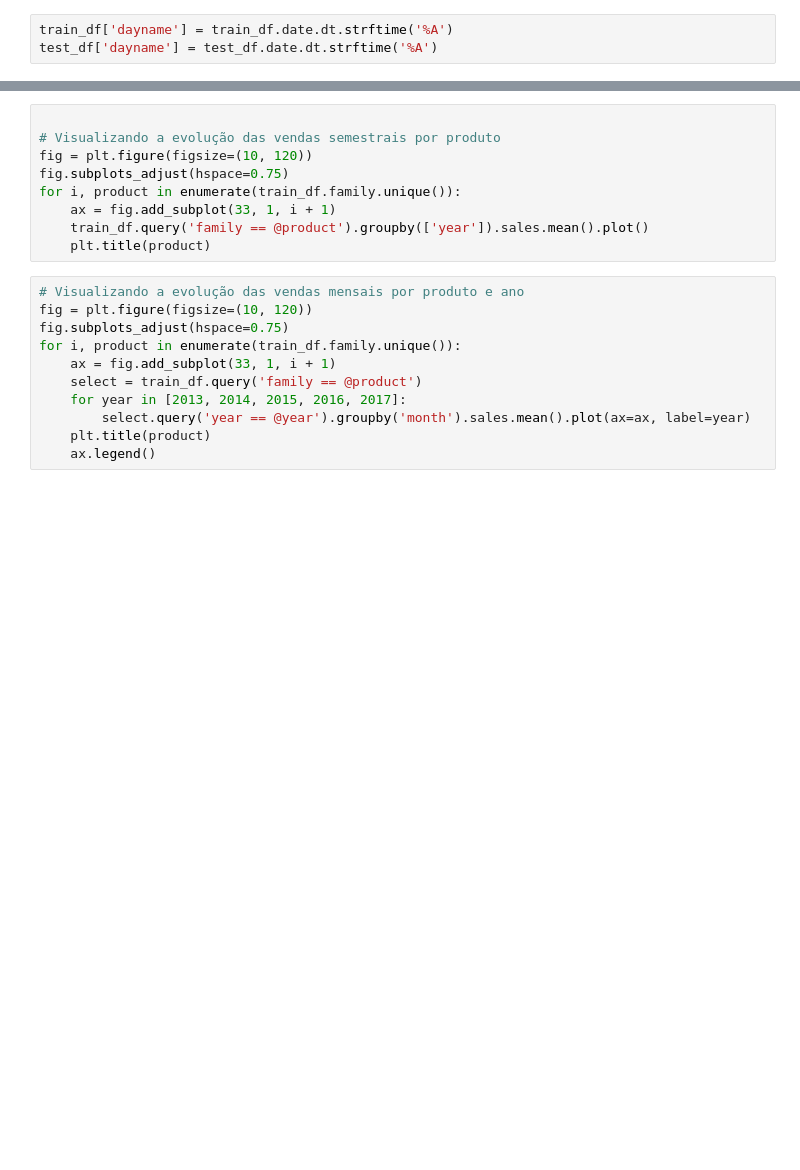
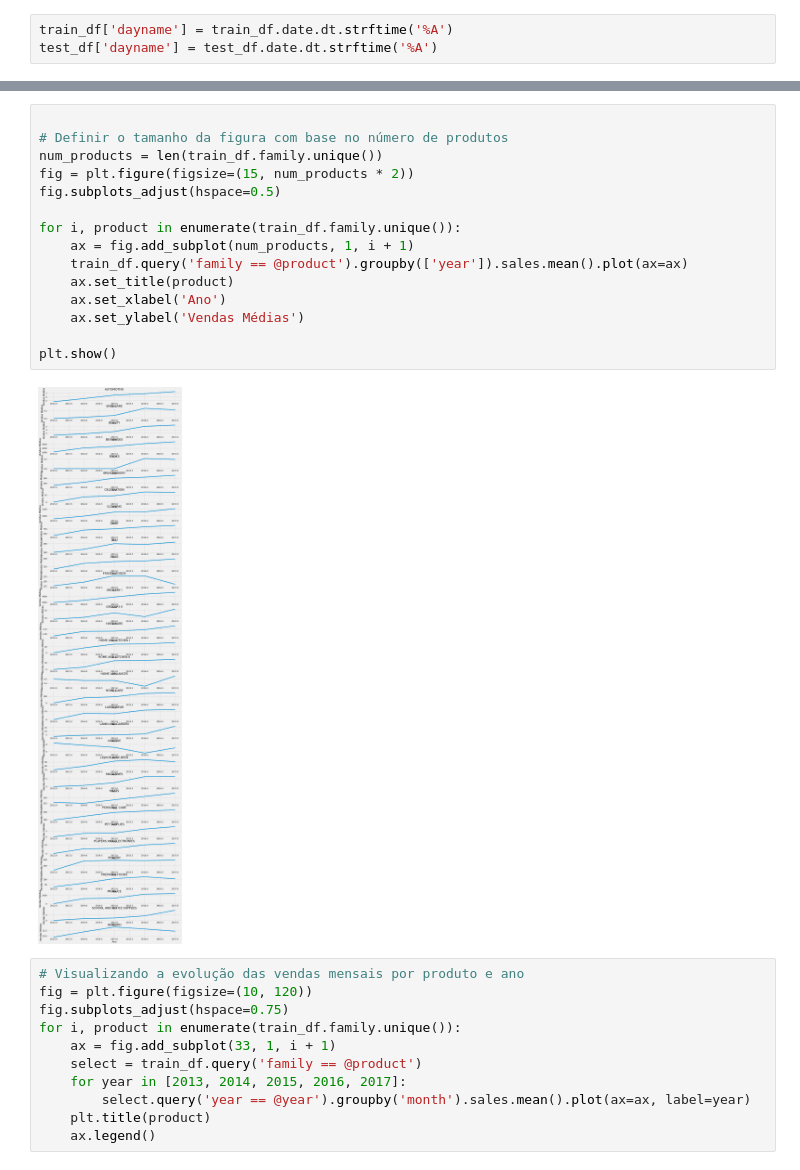
Before and after one commit to paulo-santos-ds/Projects, a Jupyter notebook: Previsao_sales.ipynb, the cells around one changed output, grey strips where cells are left out. Drawn from its saved outputs; the diff is of its cells as text; blank space fills up the shorter version.

```diff
--- a/Previsao_sales.ipynb
+++ b/Previsao_sales.ipynb
@@ -66,12 +116,20 @@ plt.show()
 # %%
 
-# Visualizando a evolução das vendas semestrais por produto
-fig = plt.figure(figsize=(10, 120))
-fig.subplots_adjust(hspace=0.75)
+# Definir o tamanho da figura com base no número de produtos
+num_products = len(train_df.family.unique())
+fig = plt.figure(figsize=(15, num_products * 2))
+fig.subplots_adjust(hspace=0.5)
+
 for i, product in enumerate(train_df.family.unique()):
-    ax = fig.add_subplot(33, 1, i + 1)
-    train_df.query('family == @product').groupby(['year']).sales.mean().plot()
-    plt.title(product)
+    ax = fig.add_subplot(num_products, 1, i + 1)
+    train_df.query('family == @product').groupby(['year']).sales.mean().plot(ax=ax)
+    ax.set_title(product)
+    ax.set_xlabel('Ano')
+    ax.set_ylabel('Vendas Médias')
+
+plt.show()
+# %% [output]
+[figure, added]
 # %%
 # Visualizando a evolução das vendas mensais por produto e ano
 fig = plt.figure(figsize=(10, 120))
```
Also changed, not shown: parts of 12 cells of this notebook.
